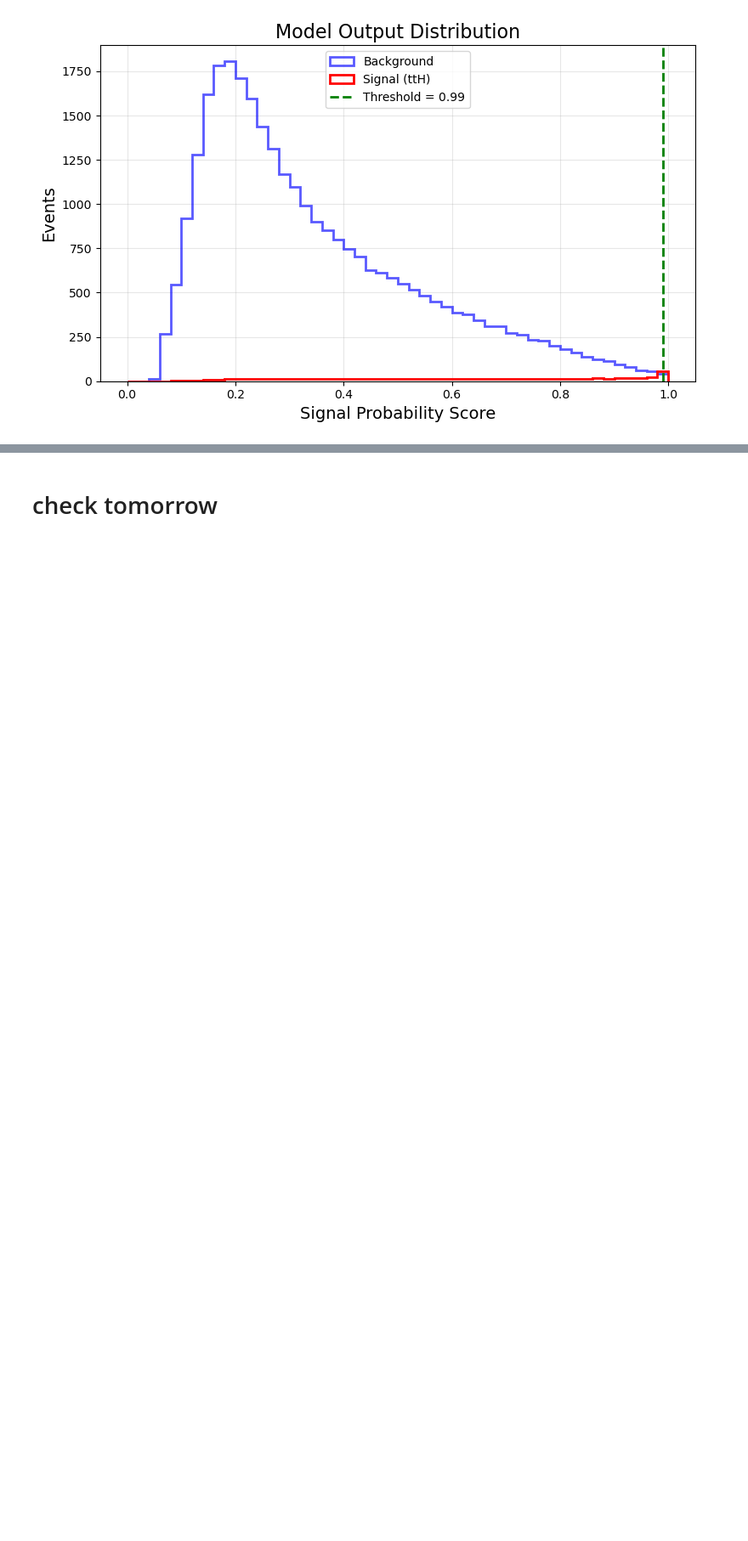
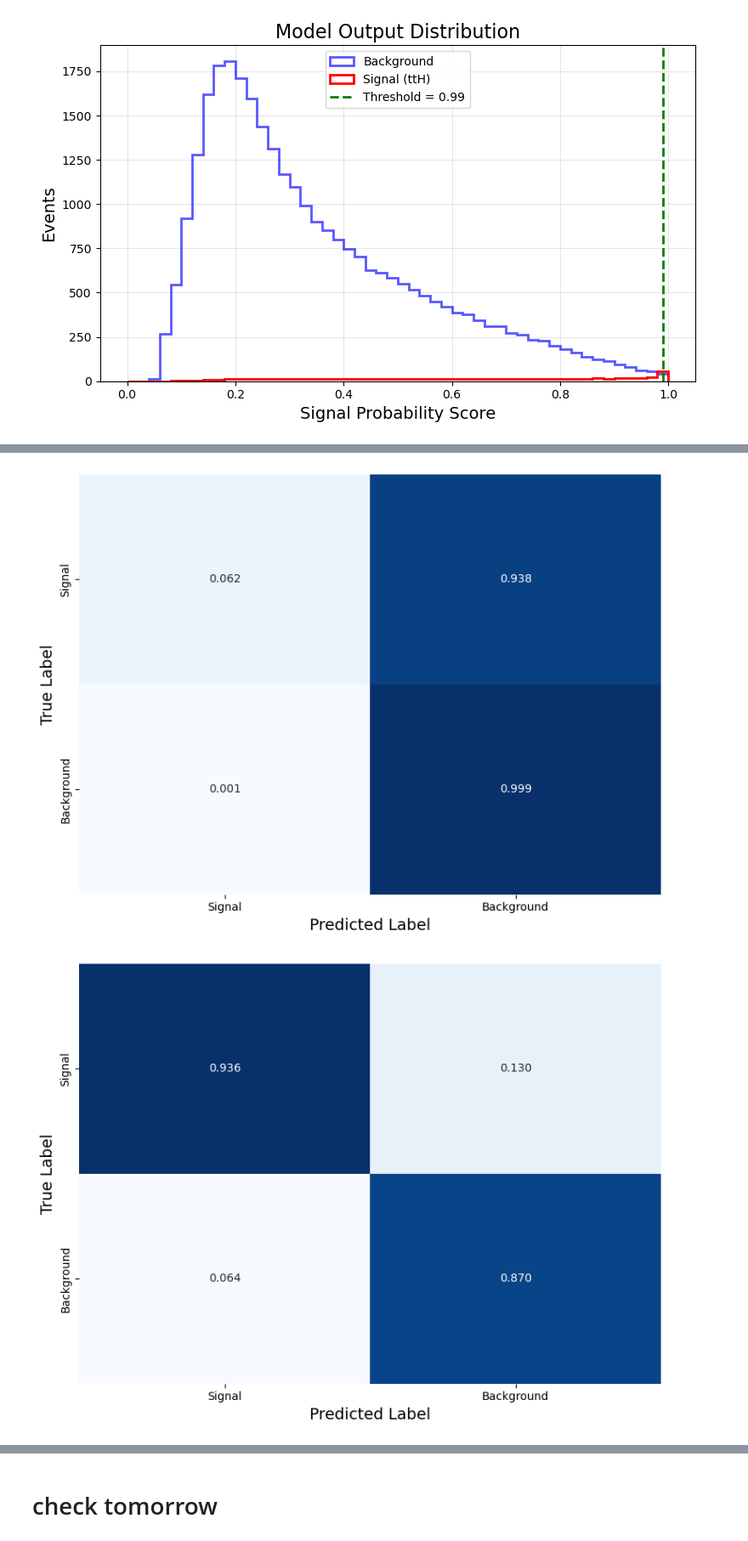
Before and after one commit to rabmc24/msci_project, a Jupyter notebook: transformer_renewed/bristol-tth-transformer-msc_project/notebooks/training_binary_updated.ipynb, the cells around one changed output, grey strips where cells are left out. Shown at 85% size. Drawn from its saved outputs; the diff is of its cells as text; code cells hidden in the pictures; blank space fills up the shorter version.

```diff
--- a/transformer_renewed/bristol-tth-transformer-msc_project/notebooks/training_binary_updated.ipynb
+++ b/transformer_renewed/bristol-tth-transformer-msc_project/notebooks/training_binary_updated.ipynb
@@ -1014,0 +1129,35 @@ Specificity: 0.9892
+# %%
+
+
+# Plot 1: Normalized by row (shows classification rate)
+plt.figure(figsize=(8, 6))
+conf_norm_row = reordered_cm.astype('float') / reordered_cm.sum(axis=1)[:, np.newaxis]
+sns.heatmap(conf_norm_row, annot=True, fmt='.3f', cmap='Blues',
+            xticklabels=['Signal', 'Background'],
+            yticklabels=['Signal', 'Background'],
+            cbar=False)  # Remove colorbar
+plt.xlabel('Predicted Label', fontsize=14)
+plt.ylabel('True Label', fontsize=14)
+plt.tight_layout()
+plt.show()
+
+# Plot 2: Normalized by column (shows precision)
+plt.figure(figsize=(8, 6))
+conf_norm_col = reordered_cm.astype('float') / reordered_cm.sum(axis=0)[np.newaxis, :]
+sns.heatmap(conf_norm_col, annot=True, fmt='.3f', cmap='Blues',
+            xticklabels=['Signal', 'Background'],
+            yticklabels=['Signal', 'Background'],
+            cbar=False)  # Remove colorbar
+plt.xlabel('Predicted Label', fontsize=14)
+plt.ylabel('True Label', fontsize=14)
+plt.tight_layout()
+plt.show()
+
+# Print metrics
+print(f"Classification Metrics (threshold = {best_threshold:.2f}):")
+print(f"Accuracy: {accuracy:.4f}")
+print(f"Precision: {precision:.4f}")
+print(f"Recall: {recall:.4f}")
+# %% [output]
+[figure, added]
+[figure, added]
```
Also changed, not shown: parts of 12 cells of this notebook, 4 other files.
